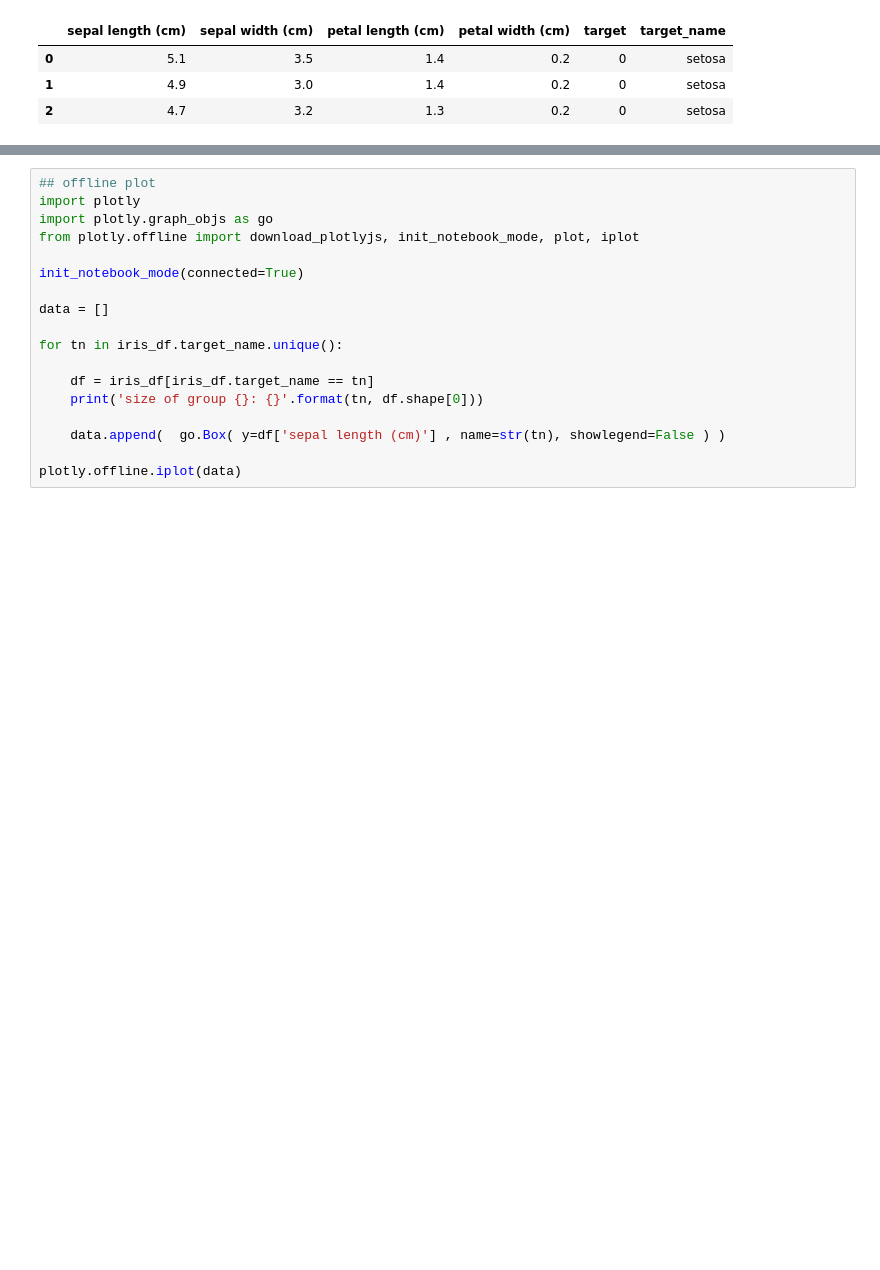
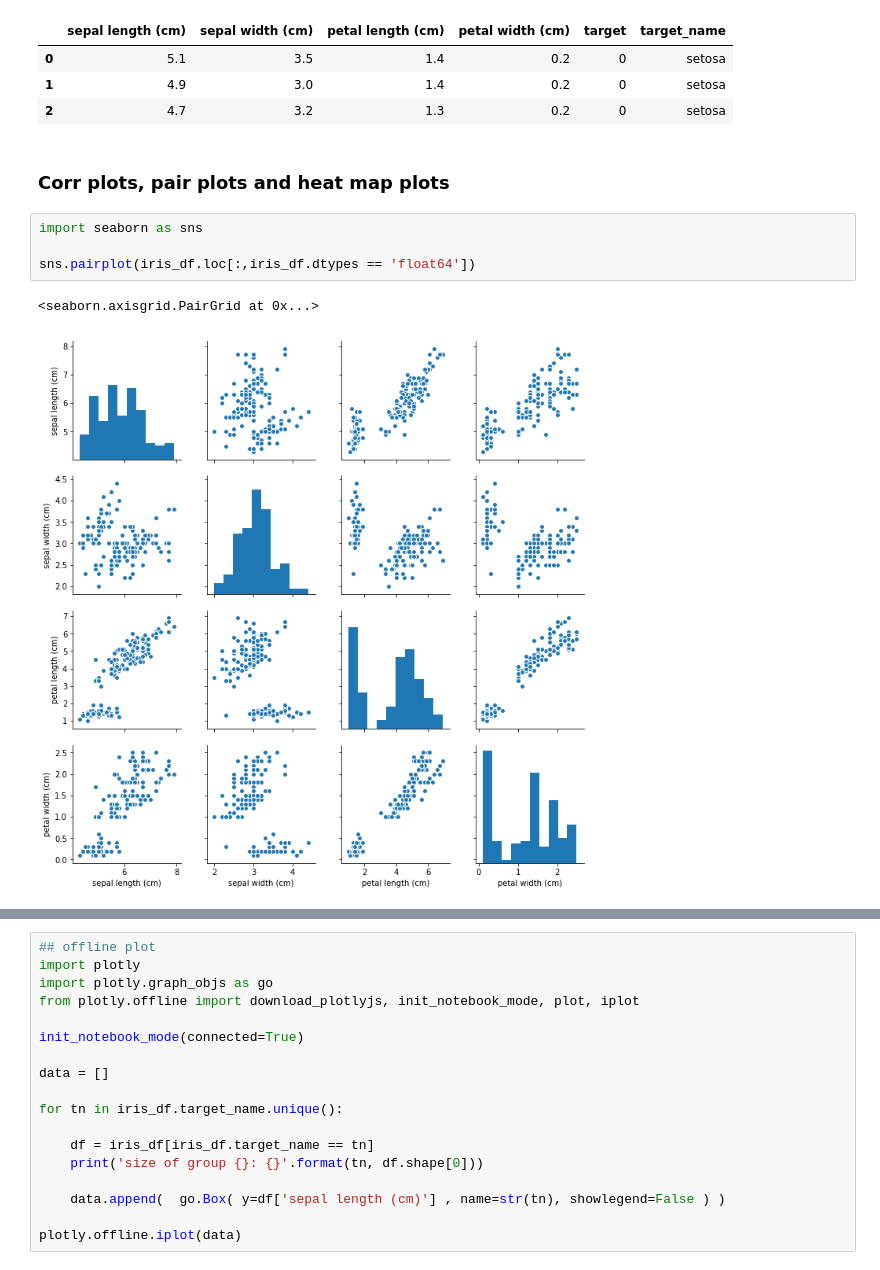
Before and after one commit to leandroohf/ds_pragmatic_programming, a Jupyter notebook: ds_pragmatic_programming_python.ipynb, the cells around one changed output, grey strips where cells are left out. Drawn from its saved outputs; the diff is of its cells as text; blank space fills up the shorter version.

```diff
--- a/ds_pragmatic_programming_python.ipynb
+++ b/ds_pragmatic_programming_python.ipynb
@@ -1507,3 +1509,12 @@ Index(['sepal length (cm)', 'sepal width (cm)', 'petal length (cm)',
 | 0 | 5.1 | 3.5 | 1.4 | 0.2 | 0 | setosa |
 | 1 | 4.9 | 3.0 | 1.4 | 0.2 | 0 | setosa |
 | 2 | 4.7 | 3.2 | 1.3 | 0.2 | 0 | setosa |
+# %% [markdown]
+### Corr plots, pair plots and heat map plots
+# %%
+import seaborn as sns
+
+sns.pairplot(iris_df.loc[:,iris_df.dtypes == 'float64'])
+# %% [output]
+<seaborn.axisgrid.PairGrid at 0x...>
+[figure, added]
```
Also changed, not shown: parts of 6 cells of this notebook, 1 other file.
